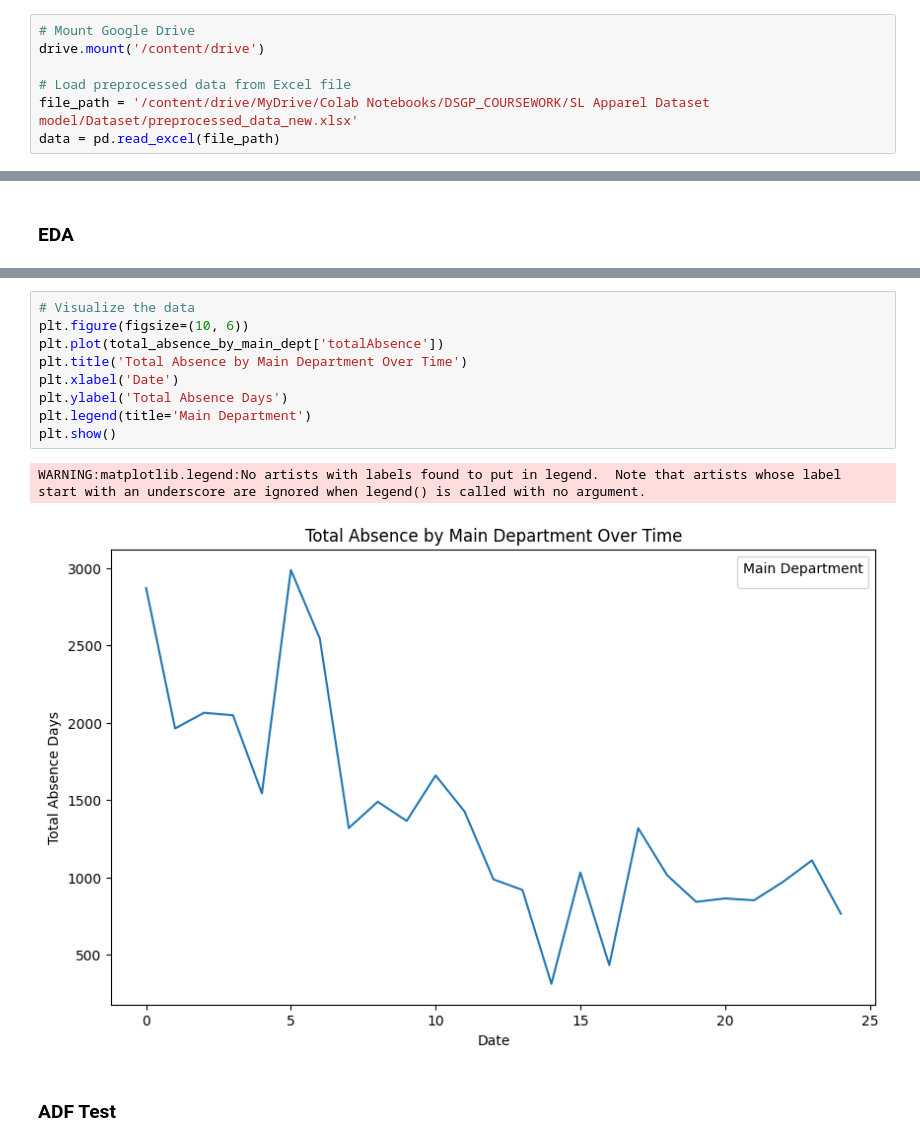
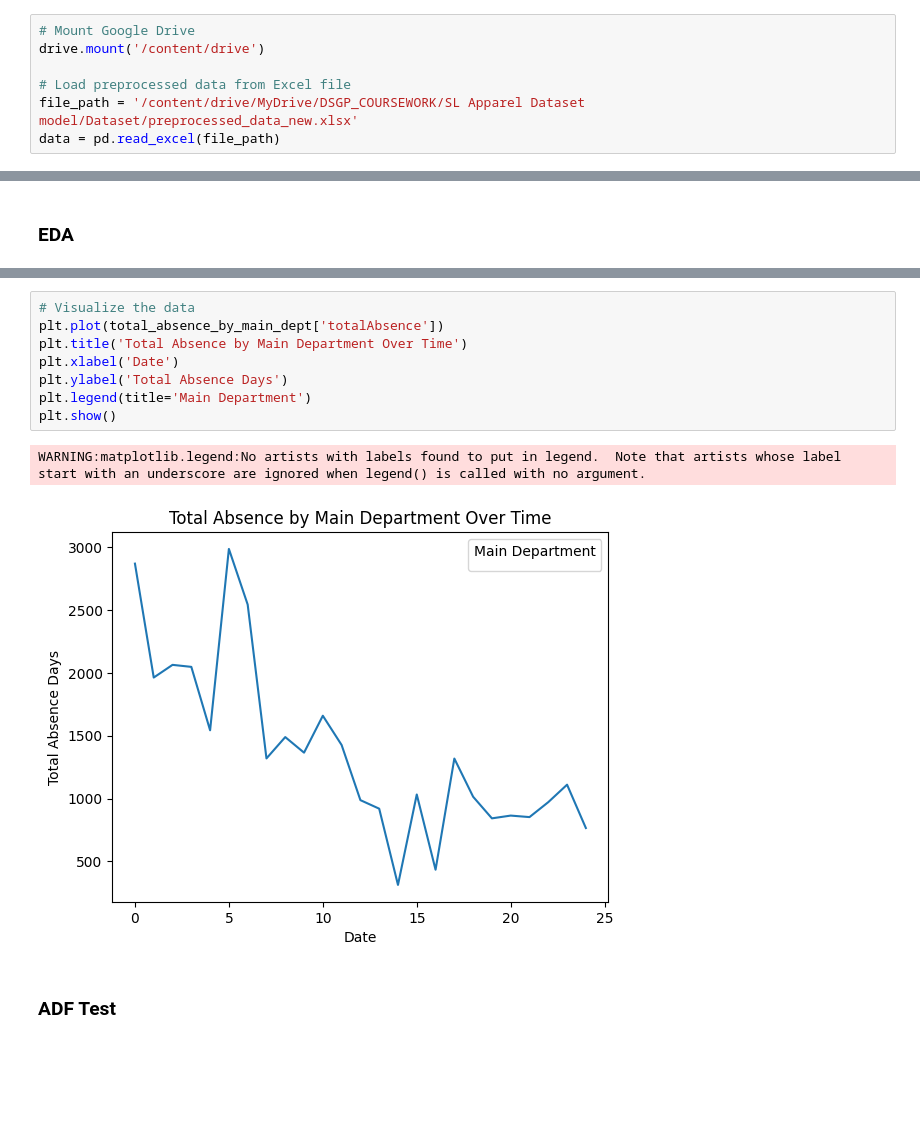
Before and after one commit to DSGP-Group-1-EAPS/SL-Apparel-Dataset, a Jupyter notebook: ARIMA_and_SARIMA_for_Sewing.ipynb, the cells around one changed output, grey strips where cells are left out. Saved outputs shown, nothing was run; the diff lists cells and outputs as text; blank space fills up the shorter version.

Commit message:
few data analysing for my understanding

```diff
--- a/ARIMA_and_SARIMA_for_Sewing.ipynb
+++ b/ARIMA_and_SARIMA_for_Sewing.ipynb
@@ -20,6 +20,6 @@ from statsmodels.graphics.tsaplots import plot_acf
 drive.mount('/content/drive')
 
 # Load preprocessed data from Excel file
-file_path = '/content/drive/MyDrive/Colab Notebooks/DSGP_COURSEWORK/SL Apparel Dataset model/Dataset/preprocessed_data_new.xlsx'
+file_path = '/content/drive/MyDrive/DSGP_COURSEWORK/SL Apparel Dataset model/Dataset/preprocessed_data_new.xlsx'
 data = pd.read_excel(file_path)
 # %% [output]
@@ -64,16 +116,15 @@ print(total_absence_by_main_dept)
 24       2023          12    Sewing Team           765
 # %%
 # Visualize the data
-plt.figure(figsize=(10, 6))
 plt.plot(total_absence_by_main_dept['totalAbsence'])
 plt.title('Total Absence by Main Department Over Time')
 plt.xlabel('Date')
 plt.ylabel('Total Absence Days')
 plt.legend(title='Main Department')
 plt.show()
 # %% [output]
 WARNING:matplotlib.legend:No artists with labels found to put in legend.  Note that artists whose label start with an underscore are ignored when legend() is called with no argument.
-[figure, old version]
+[figure, new version]
 # %% [markdown]
 ### ADF Test
 # %%
```
Also changed, not shown: parts of 5 cells of this notebook.
